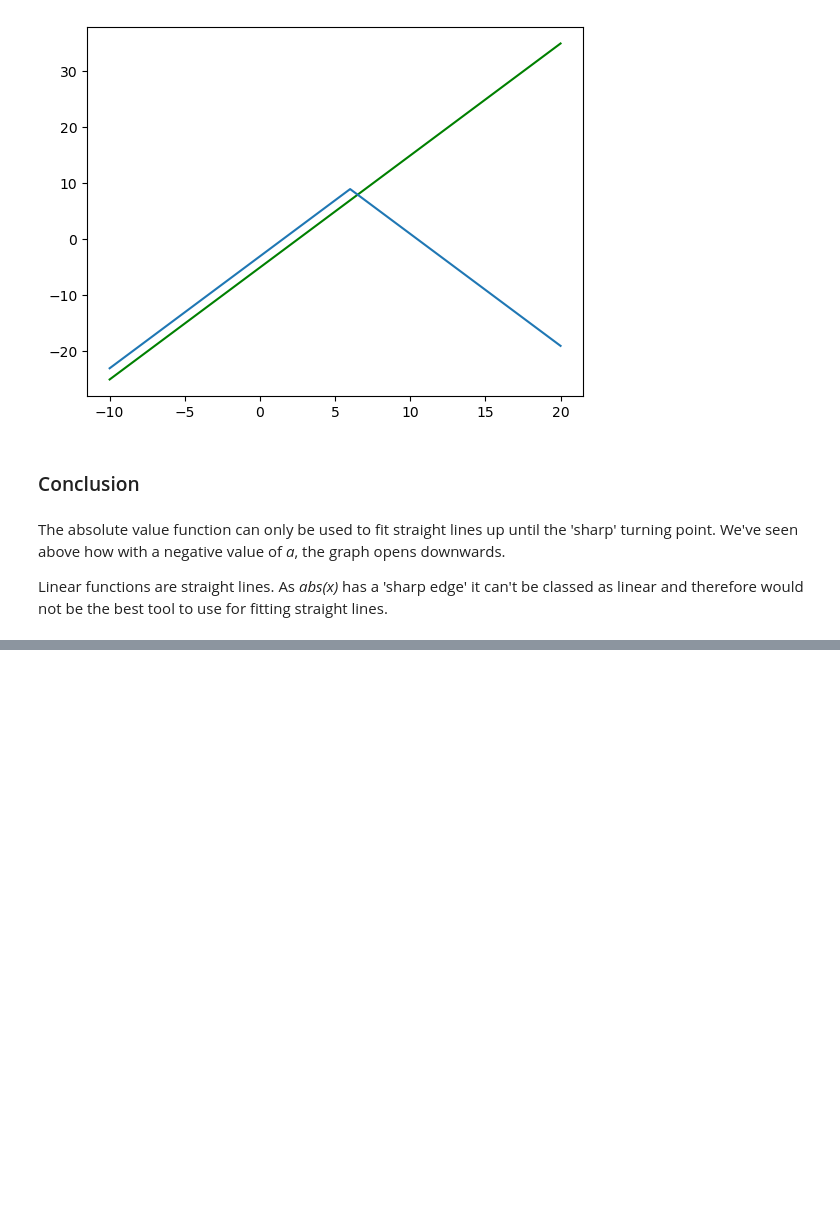
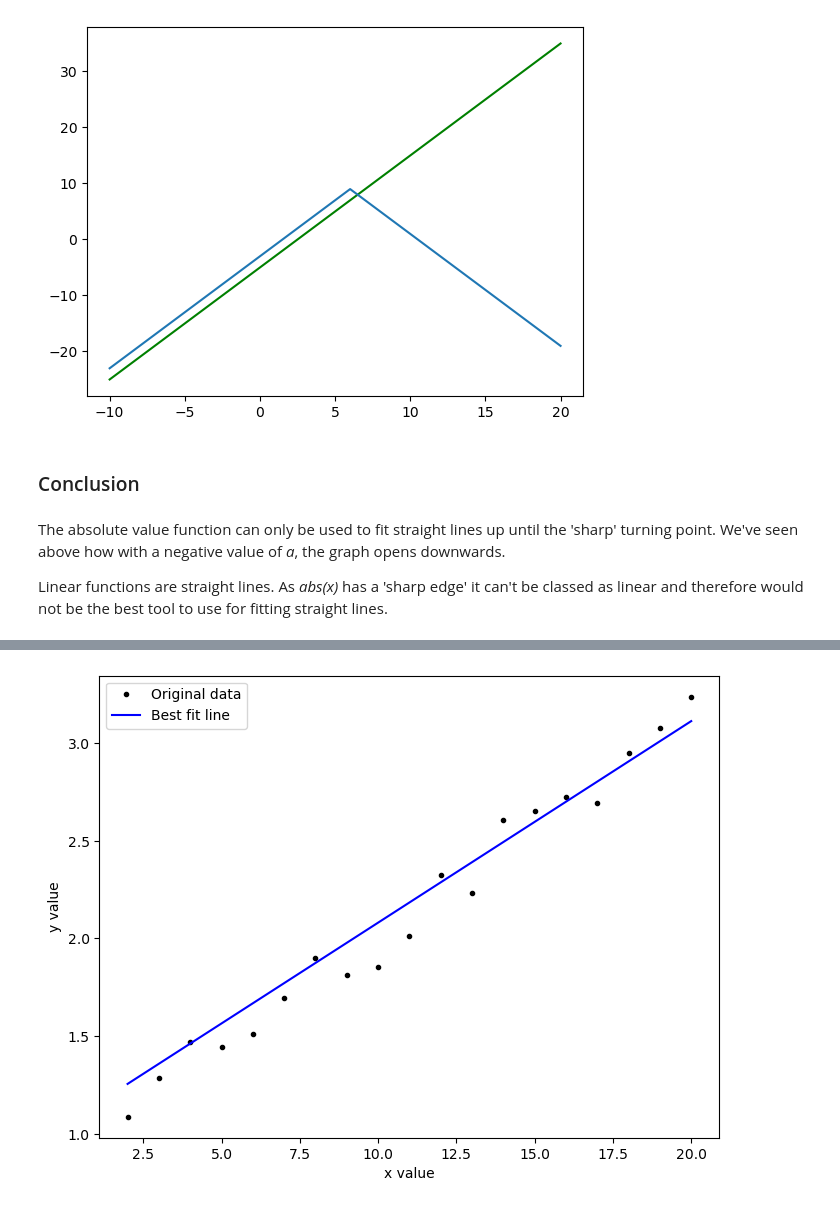
Before and after one commit to fabiofabrizi/ML-and-Stats-Portfolio, a Jupyter notebook: Assessments/02-models-exercise.ipynb, the cells around one changed output, grey strips where cells are left out. Saved outputs shown, nothing was run; the diff lists cells and outputs as text; code cells hidden in the pictures; blank space fills up the shorter version.

```diff
--- a/Assessments/02-models-exercise.ipynb
+++ b/Assessments/02-models-exercise.ipynb
@@ -319,0 +442,17 @@ As *abs(x)* has a 'sharp edge' it can't be classed as linear and therefore would
+# %%
+# Calculate the best values for m and c.
+
+# First calculate the means (a.k.a. averages) of x and y.
+x_avg = np.mean(x)
+y_avg = np.mean(y)
+
+# Subtract means from x and y.
+x_zero = x - x_avg
+y_zero = y - y_avg
+
+# The best m is found by the following calculation.
+m = np.sum(x_zero * y_zero) / np.sum(x_zero * x_zero)
+# Use m from above to calculate the best c.
+c = y_avg - m * x_avg
+
+print("m is %8.6f and c is %6.6f." % (m, c))
@@ -319,0 +468,2 @@ As *abs(x)* has a 'sharp edge' it can't be classed as linear and therefore would
+# %%
+np.polyfit(x, y, 1)
@@ -319,0 +483,15 @@ As *abs(x)* has a 'sharp edge' it can't be classed as linear and therefore would
+# %%
+# Plot the best fit line.
+fig, ax = plt.subplots(figsize=(8, 6))
+plt.plot(x, y, 'k.', label='Original data')
+plt.plot(x, m * x + c, 'b-', label='Best fit line')
+
+# Add axis labels and a legend.
+plt.xlabel('x value')
+plt.ylabel('y value')
+plt.legend()
+
+# Show the plot.
+plt.show()
+# %% [output]
+[figure, added]
```
Also changed, not shown: parts of 40 cells of this notebook.
